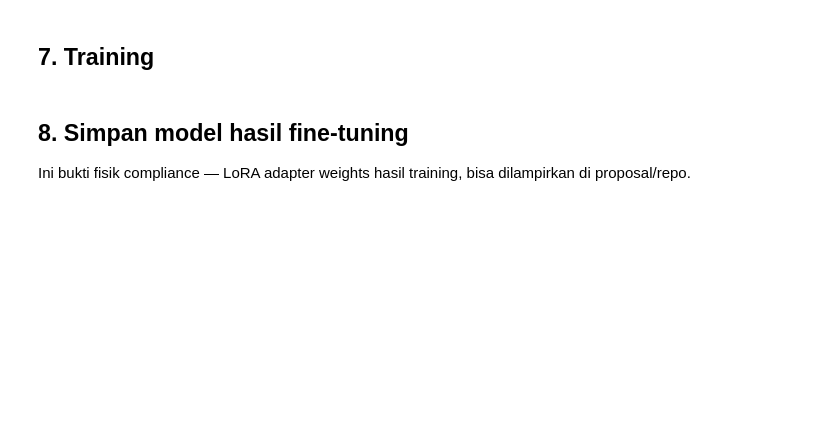
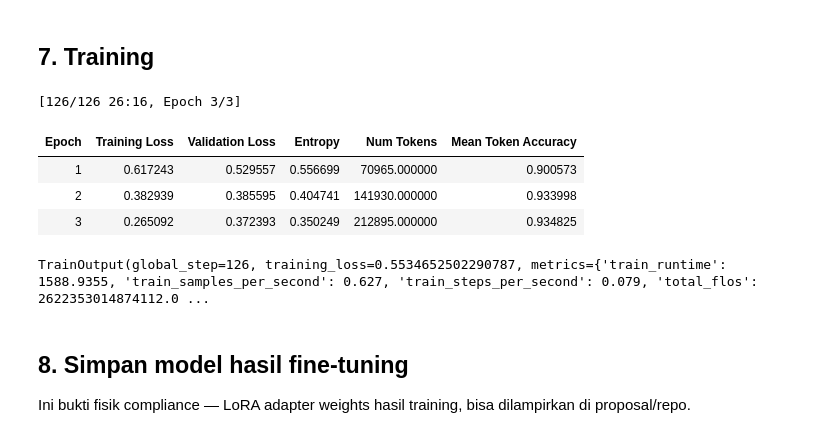
Before and after one commit to DavidLauda/Pasokin, a Jupyter notebook: model-tuning/pasokin_finetune_colab.ipynb, the cells around one changed output. Cells and saved outputs as stored; diff of their text form; code cells hidden in the pictures; blank space fills up the shorter version.

```diff
--- a/model-tuning/pasokin_finetune_colab.ipynb
+++ b/model-tuning/pasokin_finetune_colab.ipynb
@@ -63,29 +84,30 @@ SYSTEM_INSTRUCTION = (
     "dan ai_extracted (qty, price, lead_time_days)."
 )
 
-PROMPT_TEMPLATE = """<start_of_turn>user
-{system}
+RESPONSE_TEMPLATE = "<start_of_turn>model\n"
 
-{input_text}<end_of_turn>
-<start_of_turn>model
-{output_text}<end_of_turn>"""
+def format_prompt(row):
+    return f"""<start_of_turn>user
+{SYSTEM_INSTRUCTION}
 
-def format_row(row):
-    return PROMPT_TEMPLATE.format(
-        system=SYSTEM_INSTRUCTION,
-        input_text=row[INPUT_COL],
-        output_text=row[OUTPUT_COL]
-    )
+{row[INPUT_COL]}<end_of_turn>
+{RESPONSE_TEMPLATE}"""
 
-df["text"] = df.apply(format_row, axis=1)
+def format_completion(row):
+    return f"{row[OUTPUT_COL]}<end_of_turn>"
+
+df["prompt"] = df.apply(format_prompt, axis=1)
+df["completion"] = df.apply(format_completion, axis=1)
 
 from datasets import Dataset
-hf_dataset = Dataset.from_pandas(df[["text"]])
+hf_dataset = Dataset.from_pandas(df[["prompt", "completion"]])
 
 split = hf_dataset.train_test_split(test_size=0.15, seed=42)
 train_dataset = split["train"]
 eval_dataset = split["test"]
 
 print(f"Train: {len(train_dataset)} baris | Eval: {len(eval_dataset)} baris")
-print("\nContoh formatted:\n")
-print(train_dataset[0]["text"])
+print("\nContoh prompt:\n")
+print(train_dataset[0]["prompt"])
+print("\nContoh completion:\n")
+print(train_dataset[0]["completion"])
@@ -133,28 +176,35 @@ model.print_trainable_parameters()
 # %%
 from trl import SFTTrainer, SFTConfig
 
 training_args = SFTConfig(
     output_dir="./pasokin-triage-gemma",
     num_train_epochs=3,
     per_device_train_batch_size=2,
     gradient_accumulation_steps=4,
     learning_rate=2e-4,
     logging_steps=5,
     eval_strategy="epoch",
     save_strategy="epoch",
     report_to="none",
-    dataset_text_field="text",
-    max_seq_length=512,
+    completion_only_loss=True,  # loss cuma dihitung di bagian completion (output), bukan prompt
+    max_length=512,
 )
 
 trainer = SFTTrainer(
     model=model,
     train_dataset=train_dataset,
     eval_dataset=eval_dataset,
     args=training_args,
 )
 
 trainer.train()
+# %% [output]
+[126/126 26:16, Epoch 3/3]
+| Epoch | Training Loss | Validation Loss | Entropy | Num Tokens | Mean Token Accuracy |
+| 1 | 0.617243 | 0.529557 | 0.556699 | 70965.000000 | 0.900573 |
+| 2 | 0.382939 | 0.385595 | 0.404741 | 141930.000000 | 0.933998 |
+| 3 | 0.265092 | 0.372393 | 0.350249 | 212895.000000 | 0.934825 |
+TrainOutput(global_step=126, training_loss=0.5534652502290787, metrics={'train_runtime': 1588.9355, 'train_samples_per_second': 0.627, 'train_steps_per_second': 0.079, 'total_flos': 2622353014874112.0 ...
 # %% [markdown]
 ## 8. Simpan model hasil fine-tuning
 Ini bukti fisik compliance — LoRA adapter weights hasil training, bisa dilampirkan di proposal/repo.
```
Also changed, not shown: parts of 8 cells of this notebook, 6 other files.
